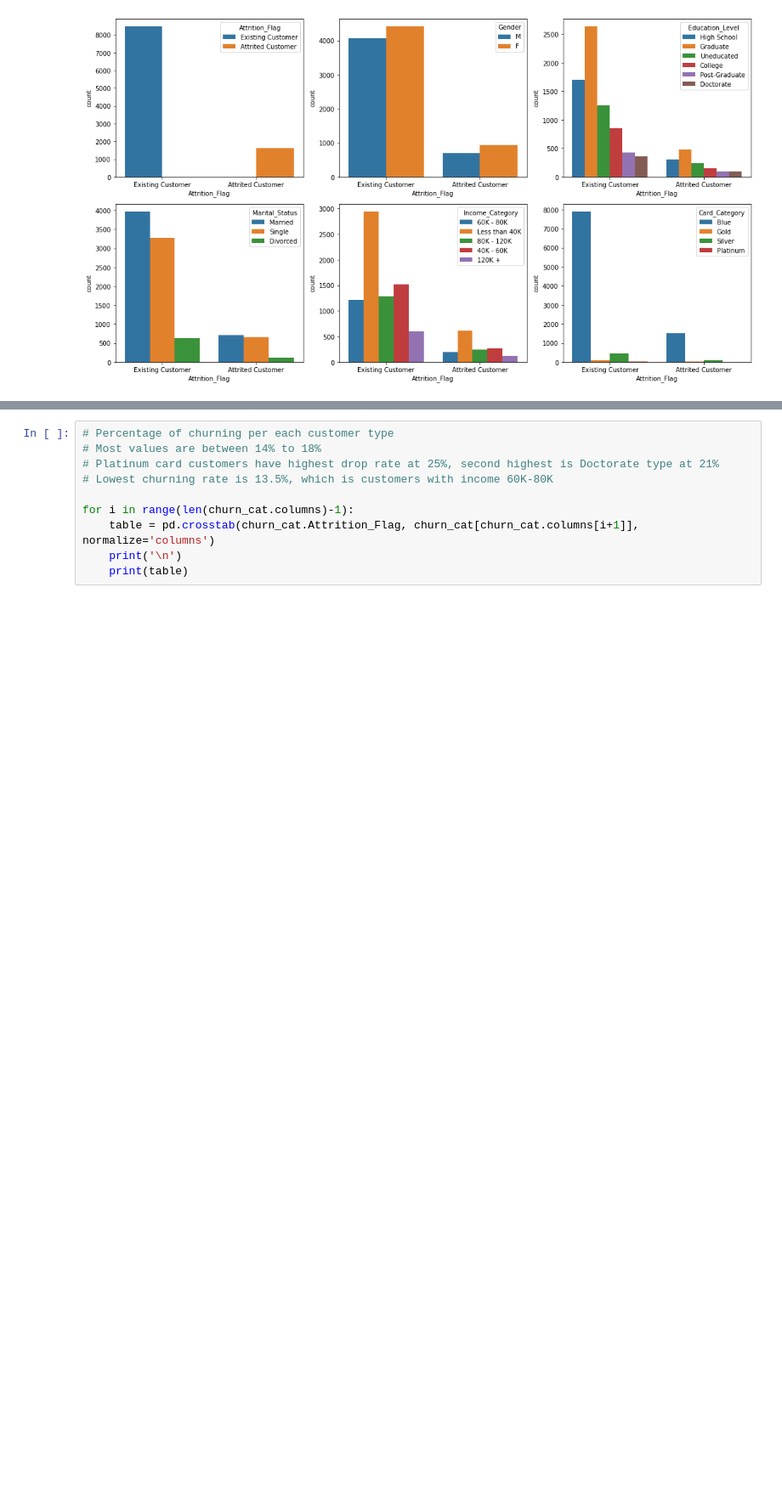
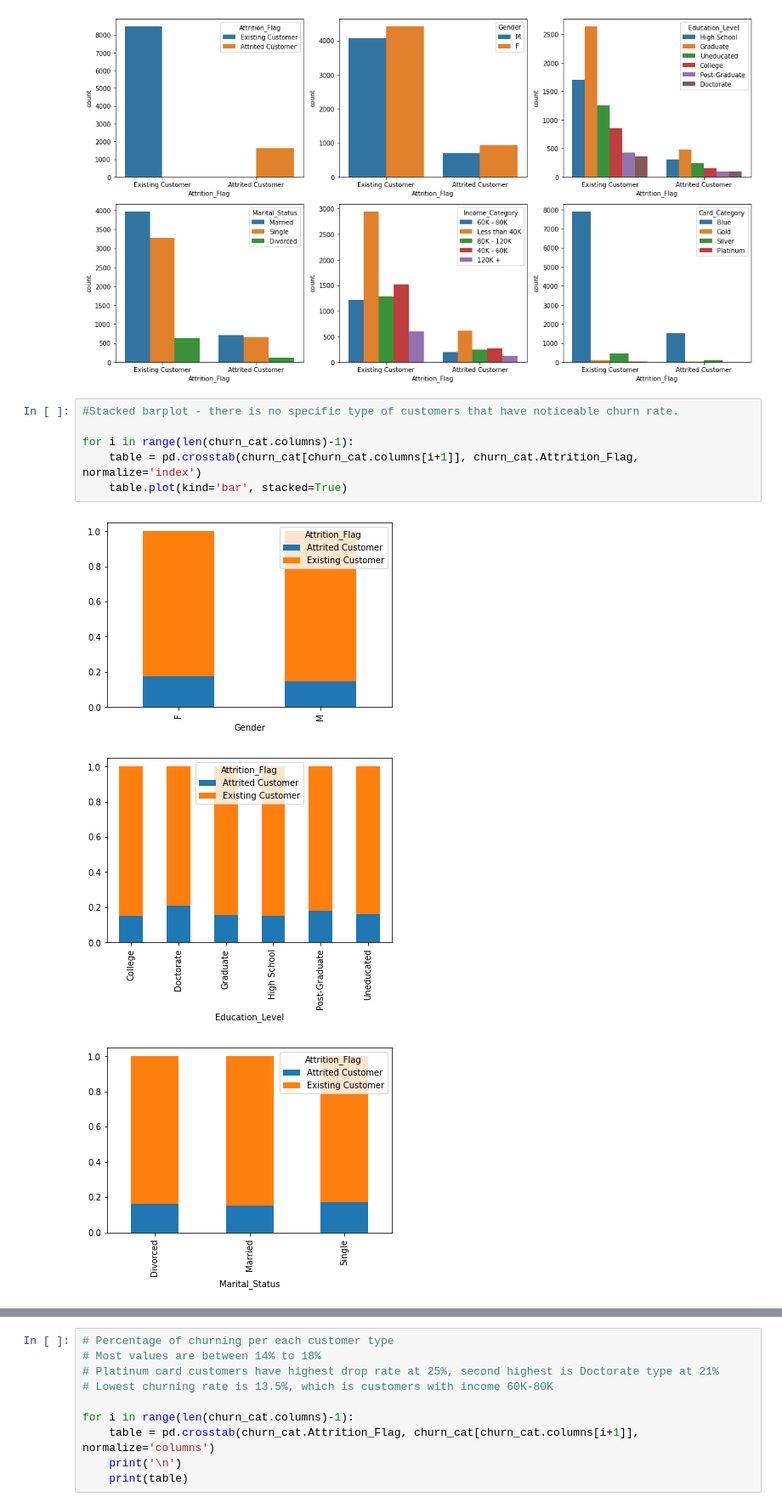
Before and after one commit to machquocvu/Springboard_Capstone2, a Jupyter notebook: Code/Capstone2_EDA.ipynb, the cells around one changed output, grey strips where cells are left out. Shown: that part at 85% size. Drawn from its saved outputs; the diff is of its cells as text; blank space fills up the shorter version.

```diff
--- a/Code/Capstone2_EDA.ipynb
+++ b/Code/Capstone2_EDA.ipynb
@@ -97,3 +118,13 @@ for i in range(len(churn_cat.columns)):
 plt.tight_layout()
 # %% [output]
 [figure]
+# %%
+#Stacked barplot - there is no specific type of customers that have noticeable churn rate.
+
+for i in range(len(churn_cat.columns)-1):
+    table = pd.crosstab(churn_cat[churn_cat.columns[i+1]], churn_cat.Attrition_Flag, normalize='index')
+    table.plot(kind='bar', stacked=True)
+# %% [output]
+[figure, added]
+[figure, added]
+[figure, added]
```
Also changed, not shown: parts of 6 cells of this notebook.
